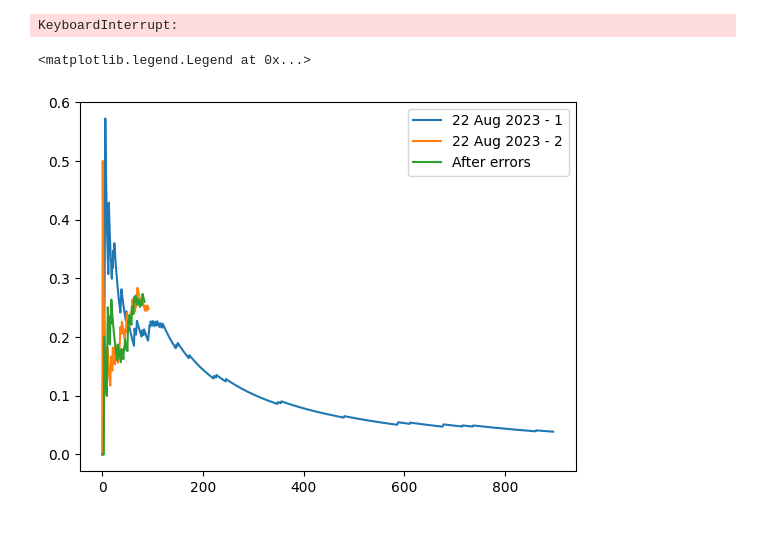
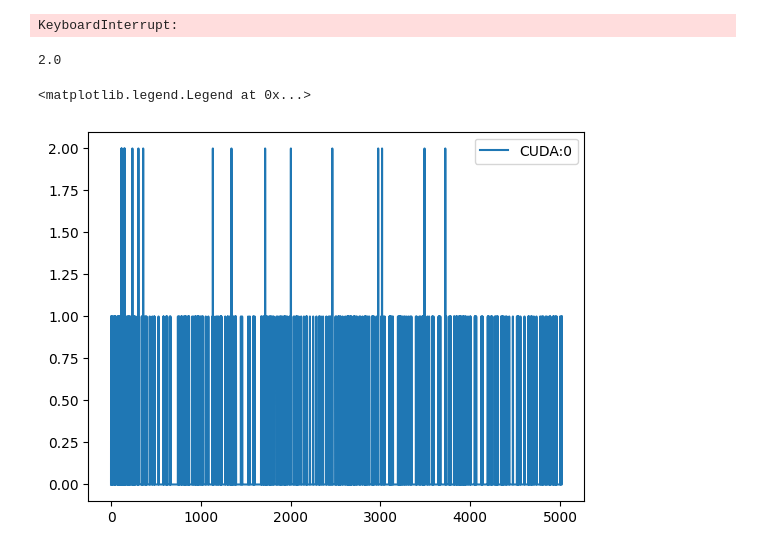
Before and after one commit to okgarces/supervised_phi_successor_features, a Jupyter notebook: carvalho2023.ipynb, the cells around one changed output. Saved outputs shown, nothing was run; the diff lists cells and outputs as text; code cells hidden in the pictures.

```diff
--- a/carvalho2023.ipynb
+++ b/carvalho2023.ipynb
@@ -37,7 +37,7 @@ import random
 import torch.functional as F
 
 
-device = 'cpu'
+device = 'cuda:0'
 # %%
 from collections import deque
 
@@ -1921,19 +1900,23 @@ dummy_env.close()
 # %%
 # Plot list of rewards from list
 import matplotlib.pyplot as plt
 
 results_paths = [
-    ('22 Aug 2023 - 1', 'results/source_performance_22_Aug_2023_00_38_35.csv'),
-    ('22 Aug 2023 - 2', 'results/source_performance_22_Aug_2023_00_31_06.csv'),
-    ('After errors', 'results/source_performance_22_Aug_2023_05_53_58.csv'),
+    # ('22 Aug 2023 - 1', 'results/source_performance_22_Aug_2023_00_38_35.csv'),
+    # ('22 Aug 2023 - 2', 'results/source_performance_22_Aug_2023_00_31_06.csv'),
+    # ('After errors', 'results/source_performance_22_Aug_2023_05_53_58.csv'),
+    ('CUDA:0', 'results/source_performance_22_Aug_2023_06_57_31.csv'),
 ]
 
 fig, ax = plt.subplots()
 
 for k, path in results_paths:
     data = pd.DataFrame(np.loadtxt(path, delimiter=','))
-    data[1].ewm(1e3).mean().plot(legend=True)
+    # data[1].ewm(1).mean().plot(legend=True)
+    data[1].plot(legend=True)
+    print(data[1].max())
 ax.legend([name for name, _ in results_paths])
 # %% [output]
-<matplotlib.legend.Legend at 0x...>
+2.0
+<matplotlib.legend.Legend at 0x...>
-[figure, old version]
+[figure, new version]
```
Also changed, not shown: parts of 5 cells of this notebook.
